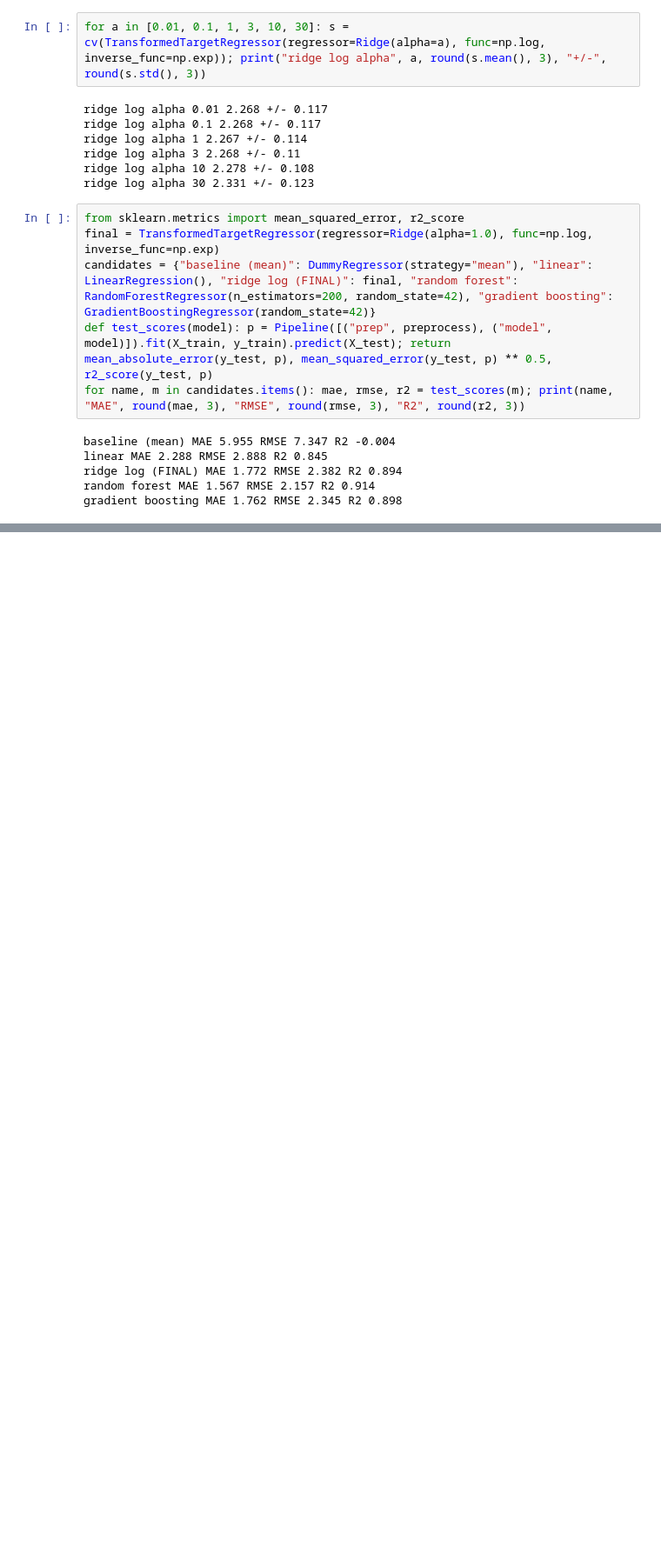
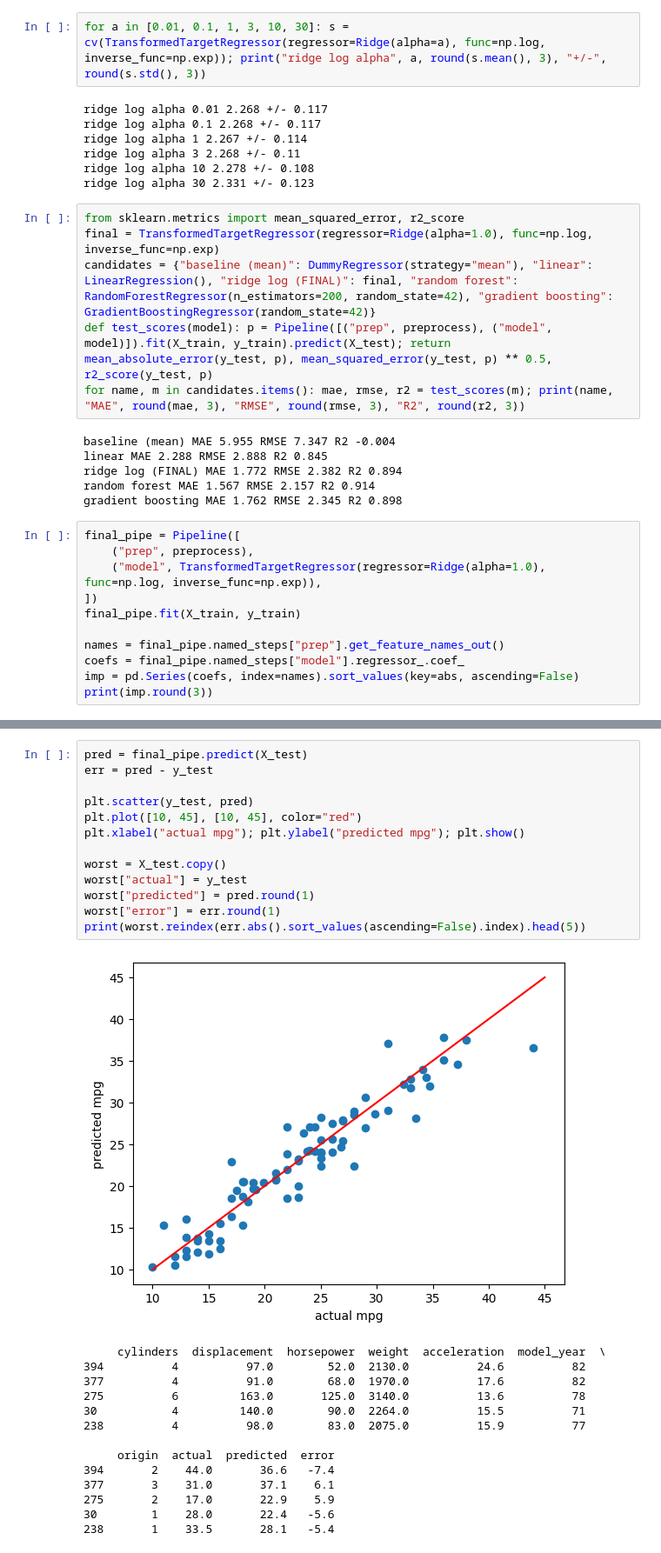
Before and after one commit to miriyalapriya/auto-mpg-project, a Jupyter notebook: auto_mpg_project.ipynb, the cells around one changed output, grey strips where cells are left out. Shown at 87% size. Saved outputs shown, nothing was run; the diff lists cells and outputs as text; blank space fills up the shorter version.

```diff
--- a/auto_mpg_project.ipynb
+++ b/auto_mpg_project.ipynb
@@ -181,3 +181,14 @@ linear MAE 2.288 RMSE 2.888 R2 0.845
 ridge log (FINAL) MAE 1.772 RMSE 2.382 R2 0.894
 random forest MAE 1.567 RMSE 2.157 R2 0.914
 gradient boosting MAE 1.762 RMSE 2.345 R2 0.898
+# %%
+final_pipe = Pipeline([
+    ("prep", preprocess),
+    ("model", TransformedTargetRegressor(regressor=Ridge(alpha=1.0), func=np.log, inverse_func=np.exp)),
+])
+final_pipe.fit(X_train, y_train)
+
+names = final_pipe.named_steps["prep"].get_feature_names_out()
+coefs = final_pipe.named_steps["model"].regressor_.coef_
+imp = pd.Series(coefs, index=names).sort_values(key=abs, ascending=False)
+print(imp.round(3))
@@ -183,0 +234,28 @@ gradient boosting MAE 1.762 RMSE 2.345 R2 0.898
+# %%
+pred = final_pipe.predict(X_test)
+err = pred - y_test
+
+plt.scatter(y_test, pred)
+plt.plot([10, 45], [10, 45], color="red")
+plt.xlabel("actual mpg"); plt.ylabel("predicted mpg"); plt.show()
+
+worst = X_test.copy()
+worst["actual"] = y_test
+worst["predicted"] = pred.round(1)
+worst["error"] = err.round(1)
+print(worst.reindex(err.abs().sort_values(ascending=False).index).head(5))
+# %% [output]
+[figure, added]
+     cylinders  displacement  horsepower  weight  acceleration  model_year  \
+394          4          97.0        52.0  2130.0          24.6          82
+377          4          91.0        68.0  1970.0          17.6          82
+275          6         163.0       125.0  3140.0          13.6          78
+30           4         140.0        90.0  2264.0          15.5          71
+238          4          98.0        83.0  2075.0          15.9          77
+
+     origin  actual  predicted  error
+394       2    44.0       36.6   -7.4
+377       3    31.0       37.1    6.1
+275       2    17.0       22.9    5.9
+30        1    28.0       22.4   -5.6
+238       1    33.5       28.1   -5.4
```
Also changed, not shown: parts of 5 cells of this notebook.
